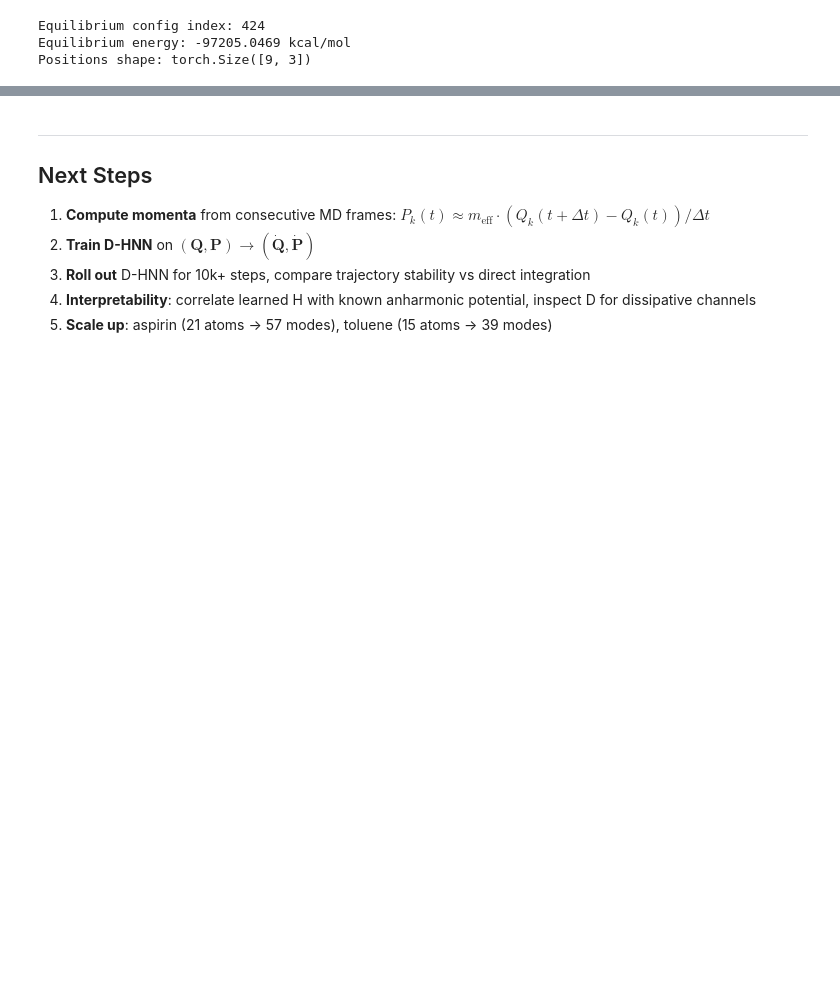
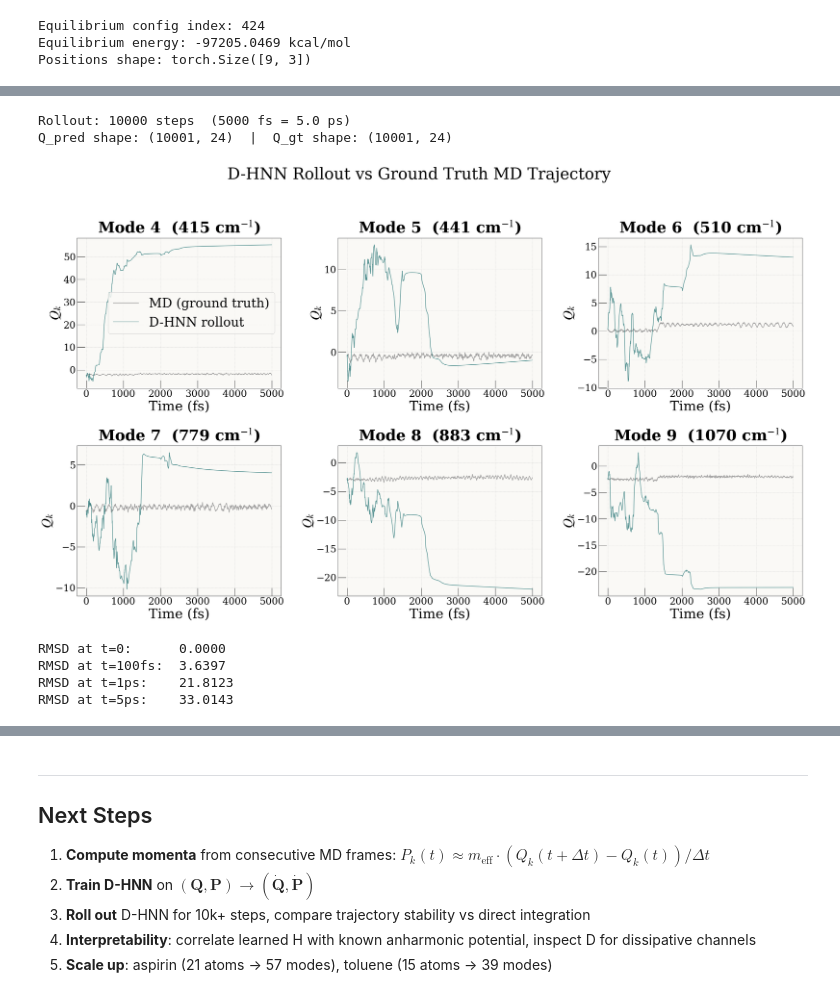
Before and after one commit to Im2ql4u/D_HNN, a Jupyter notebook: notebooks/molecular_experiments.ipynb, the cells around one changed output, grey strips where cells are left out. Drawn from its saved outputs; the diff is of its cells as text; code cells hidden in the pictures; blank space fills up the shorter version.

```diff
--- a/notebooks/molecular_experiments.ipynb
+++ b/notebooks/molecular_experiments.ipynb
@@ -299,0 +516,72 @@ print(f"  Architecture: MLP  {2*n_modes} → 256 → 256 → 256 → 1  (×2: H
+# %%
+# ── Rollout: D-HNN trajectory vs ground truth ────────────────────
+from dhnn.integrators import rollout
+
+nm_dhnn.eval()
+
+start_frame = 100_000
+n_rollout   = 10_000      # 10k × 0.5 fs = 5 ps
+
+# Ground truth in normal-mode space
+Q_gt = Q_full[start_frame : start_frame + n_rollout + 1]
+P_gt = P_full[start_frame : start_frame + n_rollout + 1]
+
+# Normalise ground truth (for comparison)
+Q_gt_norm = (Q_gt - Q_mean) / a
+P_gt_norm = (P_gt - P_mean) / b
+x_gt_norm = np.concatenate([Q_gt_norm, P_gt_norm], axis=1)
+
+# Transform tensors for dynamics_fn (no conversion needed — model
+# operates directly in symplectically normalised space)
+def dynamics_fn(x_norm_tensor):
+    return nm_dhnn.time_derivative(x_norm_tensor.unsqueeze(0), rho=rho).squeeze(0)
+
+# RK4 rollout in symplectically normalised space
+x0_norm = x_gt_norm[0].astype(np.float32)
+traj_norm = rollout(dynamics_fn, x0_norm, dt=dt_au, n_steps=n_rollout)
+
+# De-normalise back to physical mode amplitudes
+Q_pred = traj_norm[:, :n_modes] * a + Q_mean
+P_pred = traj_norm[:, n_modes:] * b + P_mean
+
+print(f"Rollout: {n_rollout} steps  ({n_rollout * dt_fs:.0f} fs = {n_rollout * dt_fs / 1000:.1f} ps)")
+print(f"Q_pred shape: {Q_pred.shape}  |  Q_gt shape: {Q_gt.shape}")
+# %% [output]
+Rollout: 10000 steps  (5000 fs = 5.0 ps)
+Q_pred shape: (10001, 24)  |  Q_gt shape: (10001, 24)
+# %%
+# ── Trajectory comparison plots ───────────────────────────────────
+n_show_modes = 6  # Show first 6 modes
+
+fig, axes = plt.subplots(2, 3, figsize=(28, 16))
+t_axis = np.arange(n_rollout + 1) * dt_fs  # time in fs
+
+for i, ax in enumerate(axes.flat[:n_show_modes]):
+    mode_idx = i + 3  # skip the 3 imaginary modes, show physical modes
+    ax.plot(t_axis, Q_gt[:, mode_idx], color=C["gt"], lw=1.5, alpha=0.8, label="MD (ground truth)")
+    ax.plot(t_axis, Q_pred[:, mode_idx], color=C["dhnn"], lw=1.5, alpha=0.8, label="D-HNN rollout")
+    freq_i = freqs[mode_idx]
+    ax.set_title(f"Mode {mode_idx+1}  ({freq_i:.0f} cm$^{{-1}}$)")
+    ax.set_xlabel("Time (fs)")
+    ax.set_ylabel("$Q_k$")
+    if i == 0:
+        ax.legend()
+
+fig.suptitle("D-HNN Rollout vs Ground Truth MD Trajectory", fontsize=40, y=1.02)
+fig.tight_layout()
+fig.savefig("../figures/mol_nm_dhnn_rollout.pdf", bbox_inches="tight", dpi=150)
+plt.show()
+
+# ── RMSD over time ───────────────────────────────────────────────
+q_diff = Q_pred[:, 3:] - Q_gt[:, 3:]  # skip imaginary modes
+rmsd_per_step = np.sqrt((q_diff ** 2).mean(axis=1))
+print(f"RMSD at t=0:      {rmsd_per_step[0]:.4f}")
+print(f"RMSD at t=100fs:  {rmsd_per_step[min(200, n_rollout)]:.4f}")
+print(f"RMSD at t=1ps:    {rmsd_per_step[min(2000, n_rollout)]:.4f}")
+print(f"RMSD at t=5ps:    {rmsd_per_step[min(10000, n_rollout)]:.4f}")
+# %% [output]
+[figure, added]
+RMSD at t=0:      0.0000
+RMSD at t=100fs:  3.6397
+RMSD at t=1ps:    21.8123
+RMSD at t=5ps:    33.0143
```
Also changed, not shown: parts of 16 cells of this notebook, 10 other files.
